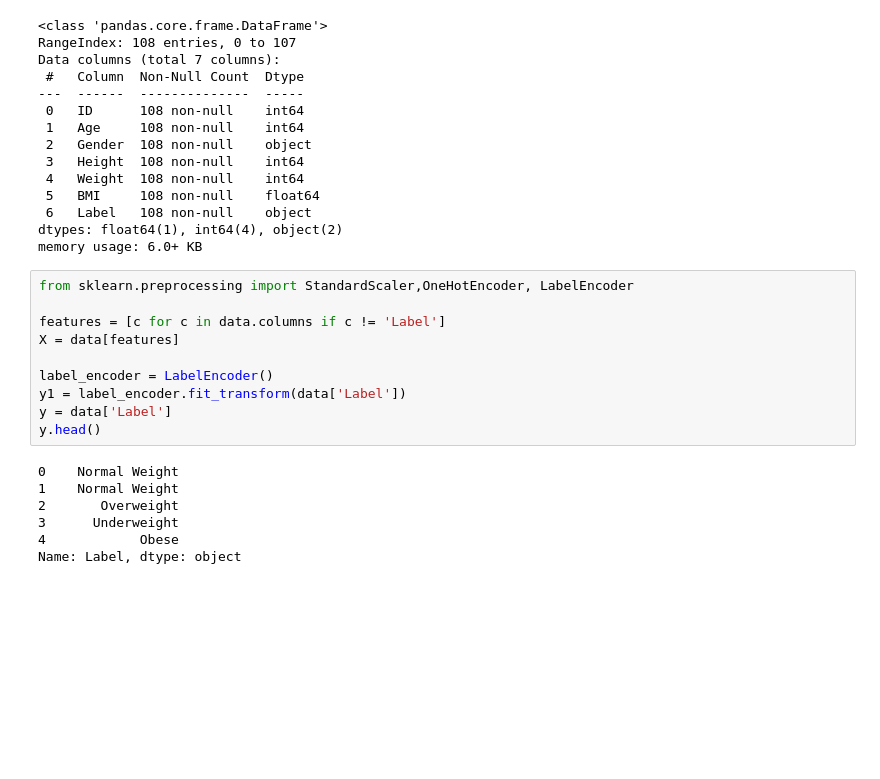
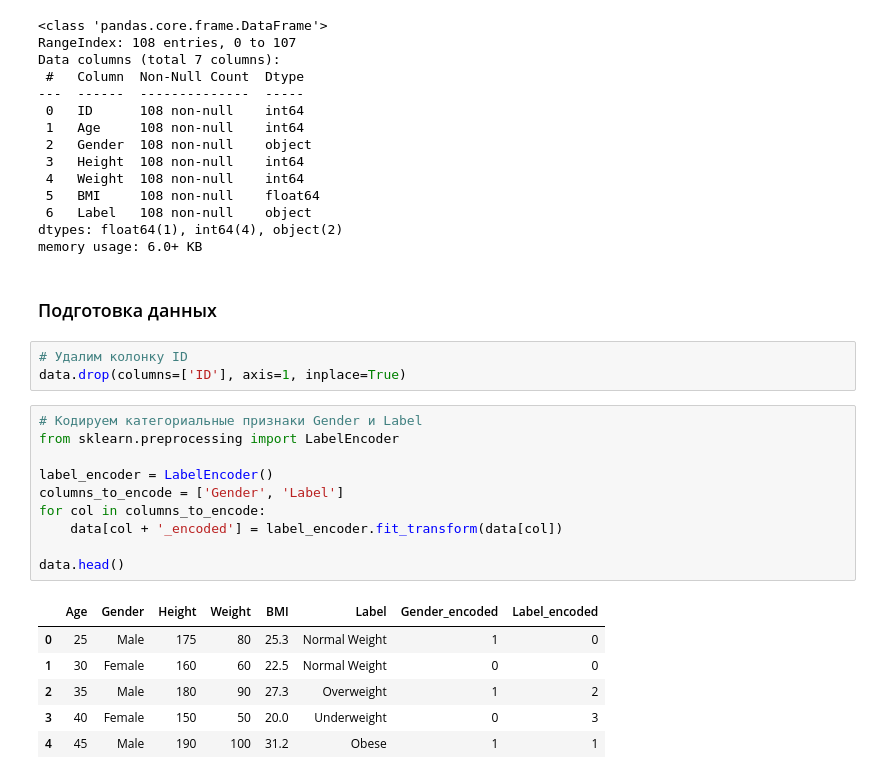
Before and after one commit to victobes/bmstu-course-TMO-2025, a Jupyter notebook: labs/TMO_lab3.ipynb, the cells around one changed output. Cells and saved outputs as stored; diff of their text form; blank space fills up the shorter version.

```diff
--- a/labs/TMO_lab3.ipynb
+++ b/labs/TMO_lab3.ipynb
@@ -34,20 +71,25 @@ Data columns (total 7 columns):
  6   Label   108 non-null    object
 dtypes: float64(1), int64(4), object(2)
 memory usage: 6.0+ KB
-# %%
-from sklearn.preprocessing import StandardScaler,OneHotEncoder, LabelEncoder
-
-features = [c for c in data.columns if c != 'Label']
-X = data[features]
-
-label_encoder = LabelEncoder()
-y1 = label_encoder.fit_transform(data['Label'])
-y = data['Label']
-y.head()
-# %% [output]
-0    Normal Weight
-1    Normal Weight
-2       Overweight
-3      Underweight
-4            Obese
-Name: Label, dtype: object
+# %% [markdown]
+### Подготовка данных
+# %%
+# Удалим колонку ID
+data.drop(columns=['ID'], axis=1, inplace=True)
+# %%
+# Кодируем категориальные признаки Gender и Label
+from sklearn.preprocessing import LabelEncoder
+
+label_encoder = LabelEncoder()
+columns_to_encode = ['Gender', 'Label']
+for col in columns_to_encode:
+    data[col + '_encoded'] = label_encoder.fit_transform(data[col])
+
+data.head()
+# %% [output]
+|  | Age | Gender | Height | Weight | BMI | Label | Gender_encoded | Label_encoded |
+| 0 | 25 | Male | 175 | 80 | 25.3 | Normal Weight | 1 | 0 |
+| 1 | 30 | Female | 160 | 60 | 22.5 | Normal Weight | 0 | 0 |
+| 2 | 35 | Male | 180 | 90 | 27.3 | Overweight | 1 | 2 |
+| 3 | 40 | Female | 150 | 50 | 20.0 | Underweight | 0 | 3 |
+| 4 | 45 | Male | 190 | 100 | 31.2 | Obese | 1 | 1 |
```
Also changed, not shown: parts of 26 cells of this notebook.
